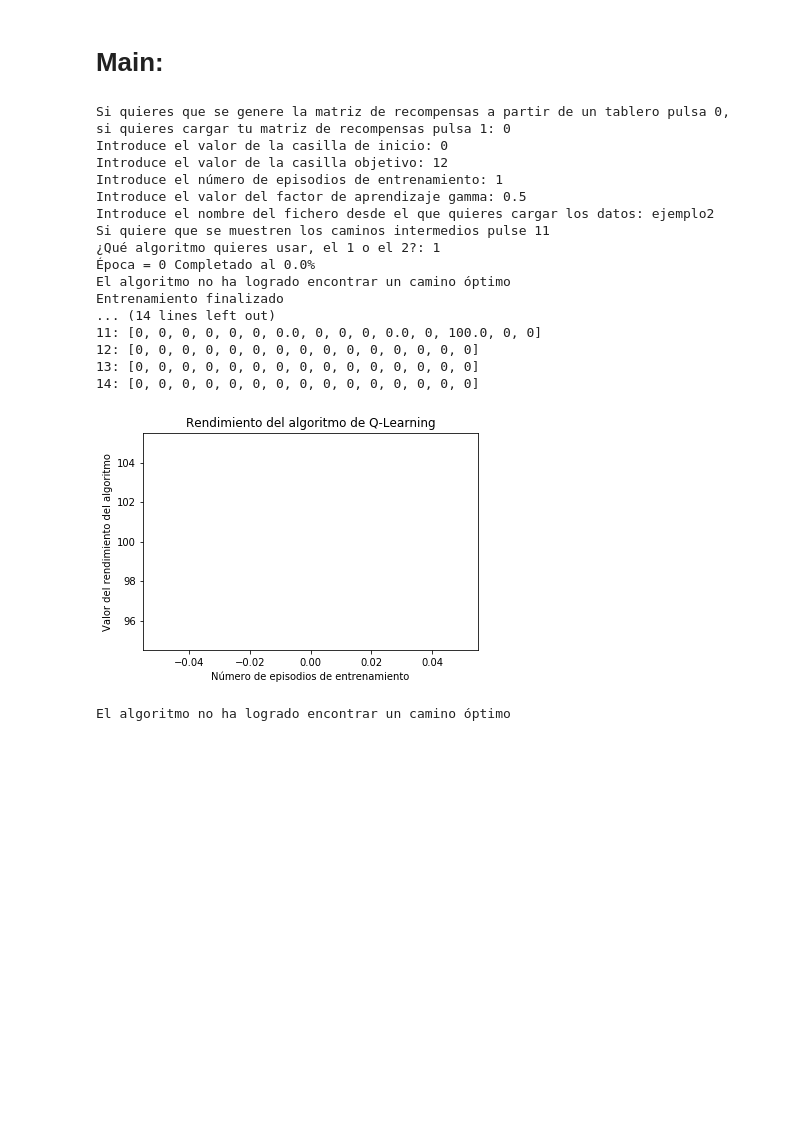
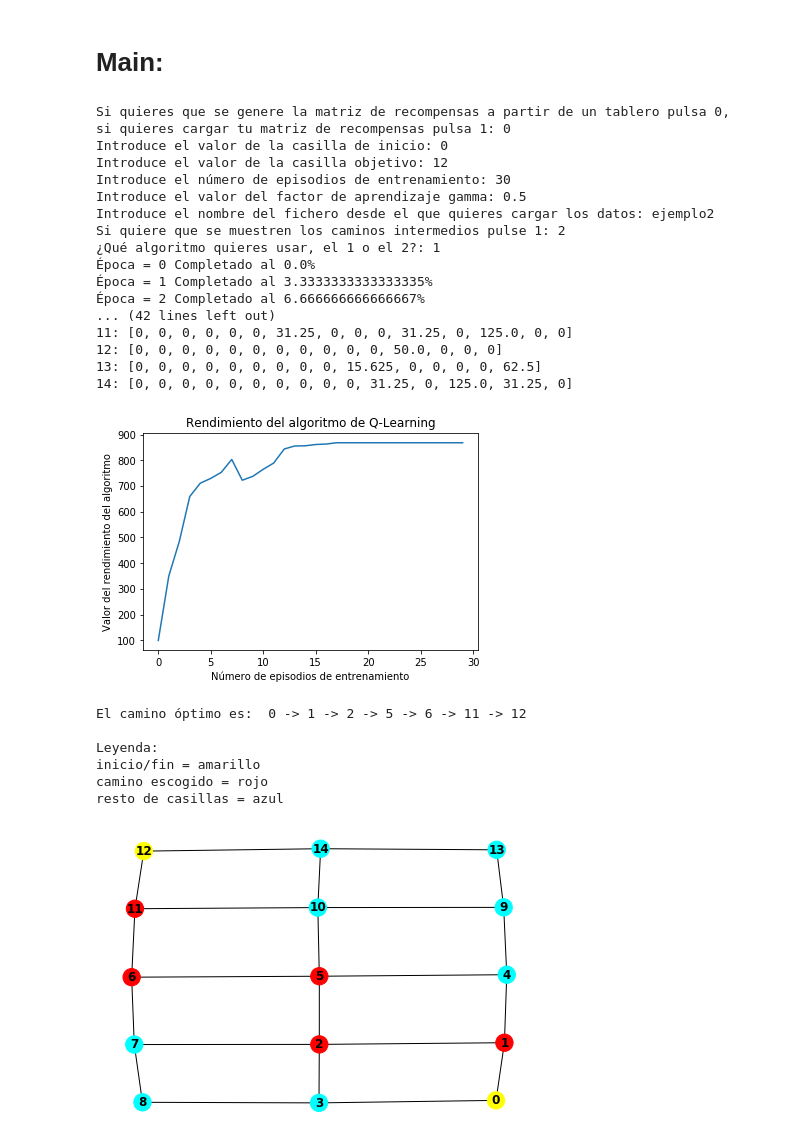
Before and after one commit to javiersgjavi/aprendizaje-refuerzo-IA, a Jupyter notebook: Trabajo IA.ipynb, the cells around one changed output. Saved outputs shown, nothing was run; the diff lists cells and outputs as text; code cells hidden in the pictures; blank space fills up the shorter version.

```diff
--- a/Trabajo IA.ipynb
+++ b/Trabajo IA.ipynb
@@ -263,7 +263,7 @@ def ejecuta_QLearning():
 
     muestra_rendimiento(rendimiento)
 
-    return q, rendimiento, inicio, fin
+    return q, rendimiento, inicio, fin, recompensas
 # %% [markdown]
 ## Creación de representación en forma de Grafo
 # %%
@@ -319,31 +319,37 @@ resto de casillas = azul
 # %%
 def main():
 
-    q, rendimiento, inicio, fin = ejecuta_QLearning()
+    q, rendimiento, inicio, fin, recompensas = ejecuta_QLearning()
 
     muestra_grafo_camino(q,recompensas,inicio,fin)
 
 if __name__ == "__main__": main()
 # %% [output]
 Si quieres que se genere la matriz de recompensas a partir de un tablero pulsa 0,
 si quieres cargar tu matriz de recompensas pulsa 1: 0
 Introduce el valor de la casilla de inicio: 0
 Introduce el valor de la casilla objetivo: 12
-Introduce el número de episodios de entrenamiento: 1
+Introduce el número de episodios de entrenamiento: 30
 Introduce el valor del factor de aprendizaje gamma: 0.5
 Introduce el nombre del fichero desde el que quieres cargar los datos: ejemplo2
-Si quiere que se muestren los caminos intermedios pulse 11
+Si quiere que se muestren los caminos intermedios pulse 1: 2
 ¿Qué algoritmo quieres usar, el 1 o el 2?: 1
 Época = 0 Completado al 0.0%
-El algoritmo no ha logrado encontrar un camino óptimo
-Entrenamiento finalizado
-... (14 lines left out)
-11: [0, 0, 0, 0, 0, 0, 0.0, 0, 0, 0, 0.0, 0, 100.0, 0, 0]
-12: [0, 0, 0, 0, 0, 0, 0, 0, 0, 0, 0, 0, 0, 0, 0]
-13: [0, 0, 0, 0, 0, 0, 0, 0, 0, 0, 0, 0, 0, 0, 0]
-14: [0, 0, 0, 0, 0, 0, 0, 0, 0, 0, 0, 0, 0, 0, 0]
+Época = 1 Completado al 3.3333333333333335%
+Época = 2 Completado al 6.666666666666667%
+... (42 lines left out)
+11: [0, 0, 0, 0, 0, 0, 31.25, 0, 0, 0, 31.25, 0, 125.0, 0, 0]
+12: [0, 0, 0, 0, 0, 0, 0, 0, 0, 0, 0, 50.0, 0, 0, 0]
+13: [0, 0, 0, 0, 0, 0, 0, 0, 0, 15.625, 0, 0, 0, 0, 62.5]
+14: [0, 0, 0, 0, 0, 0, 0, 0, 0, 0, 31.25, 0, 125.0, 31.25, 0]
-[figure, old version]
+[figure, new version]
-El algoritmo no ha logrado encontrar un camino óptimo
+El camino óptimo es:  0 -> 1 -> 2 -> 5 -> 6 -> 11 -> 12
+
+Leyenda:
+inicio/fin = amarillo
+camino escogido = rojo
+resto de casillas = azul
+[figure, added]
 # %%
 '''
 i = 0.1
```
